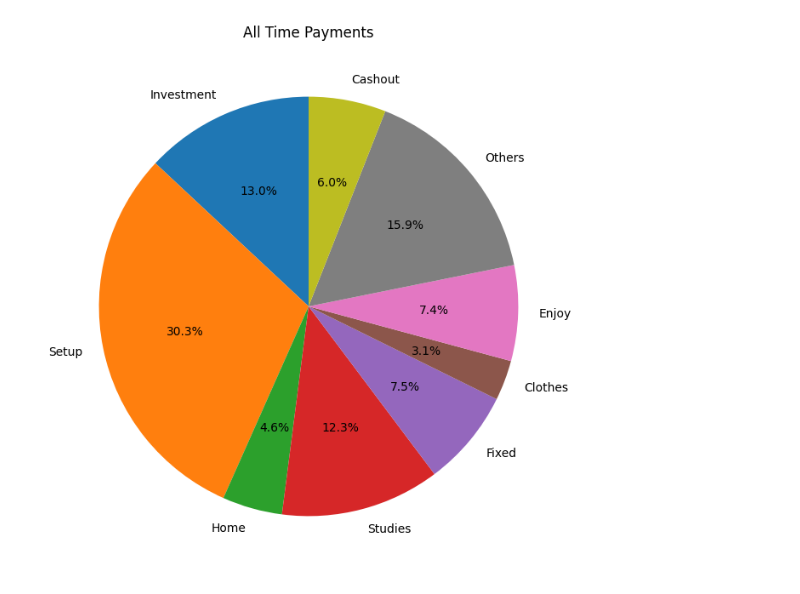
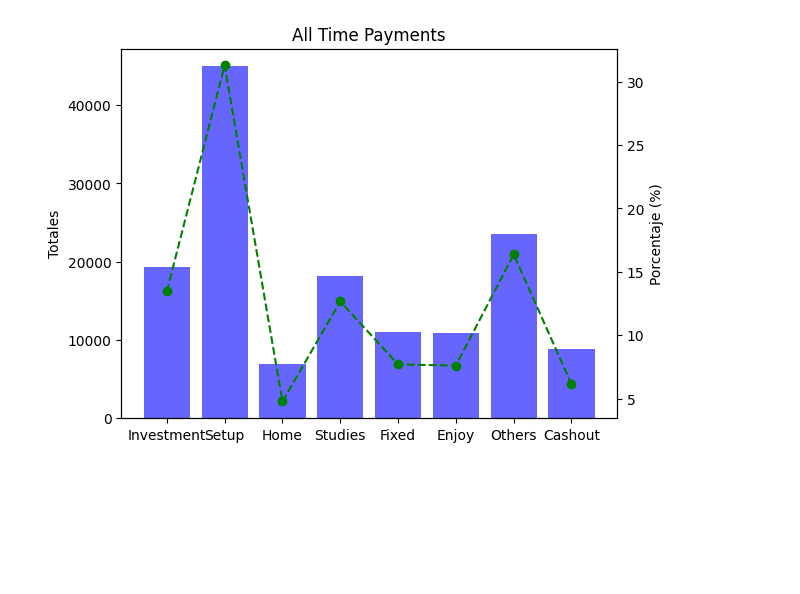
Before and after one commit to EliasCalixto/monitor, a Jupyter notebook: requests.ipynb, the cells around one changed output. Saved outputs shown, nothing was run; the diff lists cells and outputs as text; code cells hidden in the pictures; blank space fills up the shorter version.

```diff
--- a/requests.ipynb
+++ b/requests.ipynb
@@ -47,7 +46,7 @@ Cashout: 8838.92 / 5.96%
 # %%
-create_graph_2(data_total, 'All Time Payments')
+create_graph_1(data_total, 'All Time Payments')
 # %% [output]
-[figure, old version]
+[figure, new version]
 # %%
 data_now = get_totals(current_row)
 # %% [output]
```
Also changed, not shown: parts of 4 cells of this notebook, 1 other file.
